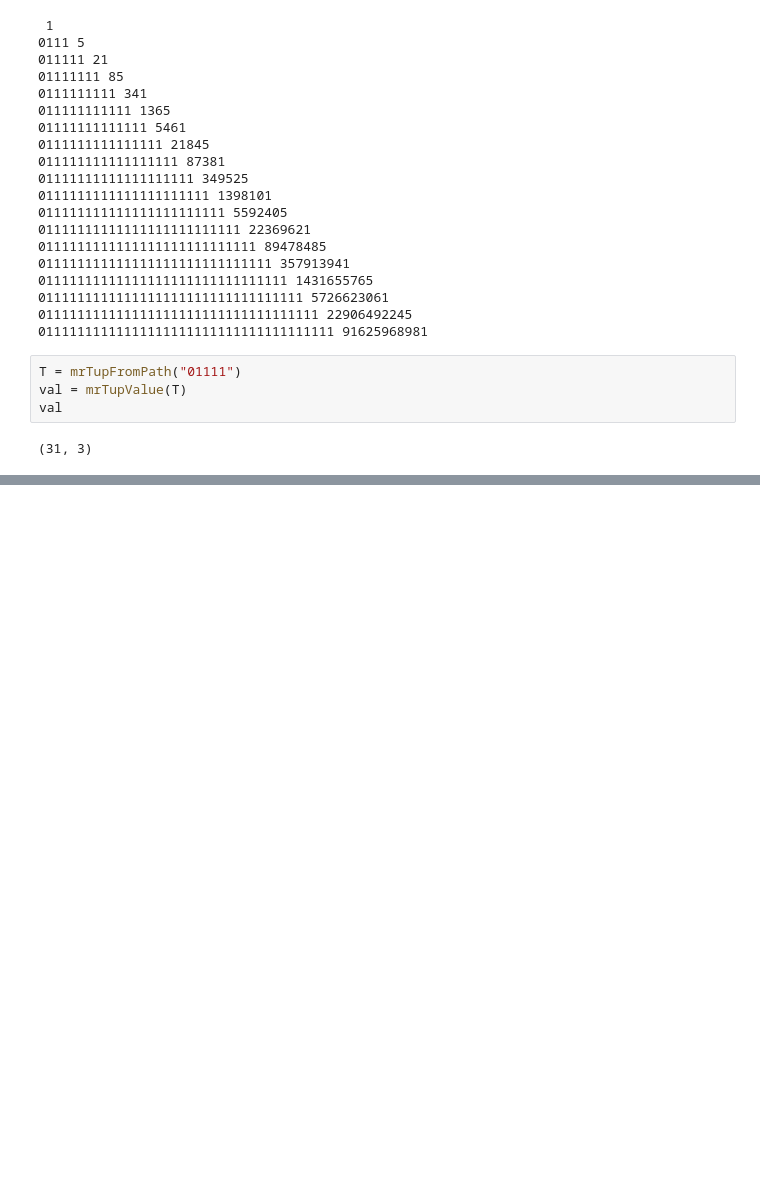
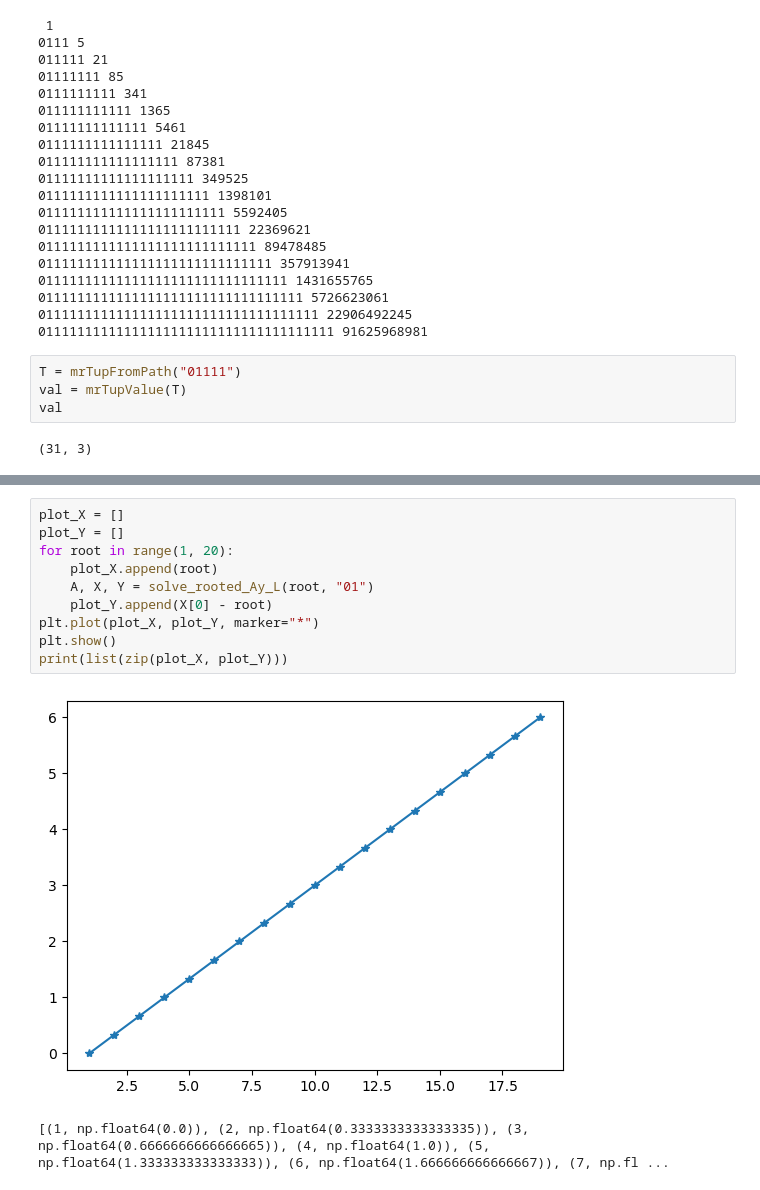
Before and after one commit to acybppres/Lothar, a Jupyter notebook: Collatz/proof-support.ipynb, the cells around one changed output, grey strips where cells are left out. Cells and saved outputs as stored; diff of their text form; blank space fills up the shorter version.

```diff
--- a/Collatz/proof-support.ipynb
+++ b/Collatz/proof-support.ipynb
@@ -3135,0 +3296,13 @@ val
+# %%
+plot_X = []
+plot_Y = []
+for root in range(1, 20):
+    plot_X.append(root)
+    A, X, Y = solve_rooted_Ay_L(root, "01")
+    plot_Y.append(X[0] - root)
+plt.plot(plot_X, plot_Y, marker="*")
+plt.show()
+print(list(zip(plot_X, plot_Y)))
+# %% [output]
+[figure, added]
+[(1, np.float64(0.0)), (2, np.float64(0.3333333333333335)), (3, np.float64(0.6666666666666665)), (4, np.float64(1.0)), (5, np.float64(1.333333333333333)), (6, np.float64(1.666666666666667)), (7, np.fl ...
```
Also changed, not shown: parts of 56 cells of this notebook, 9 other files.
